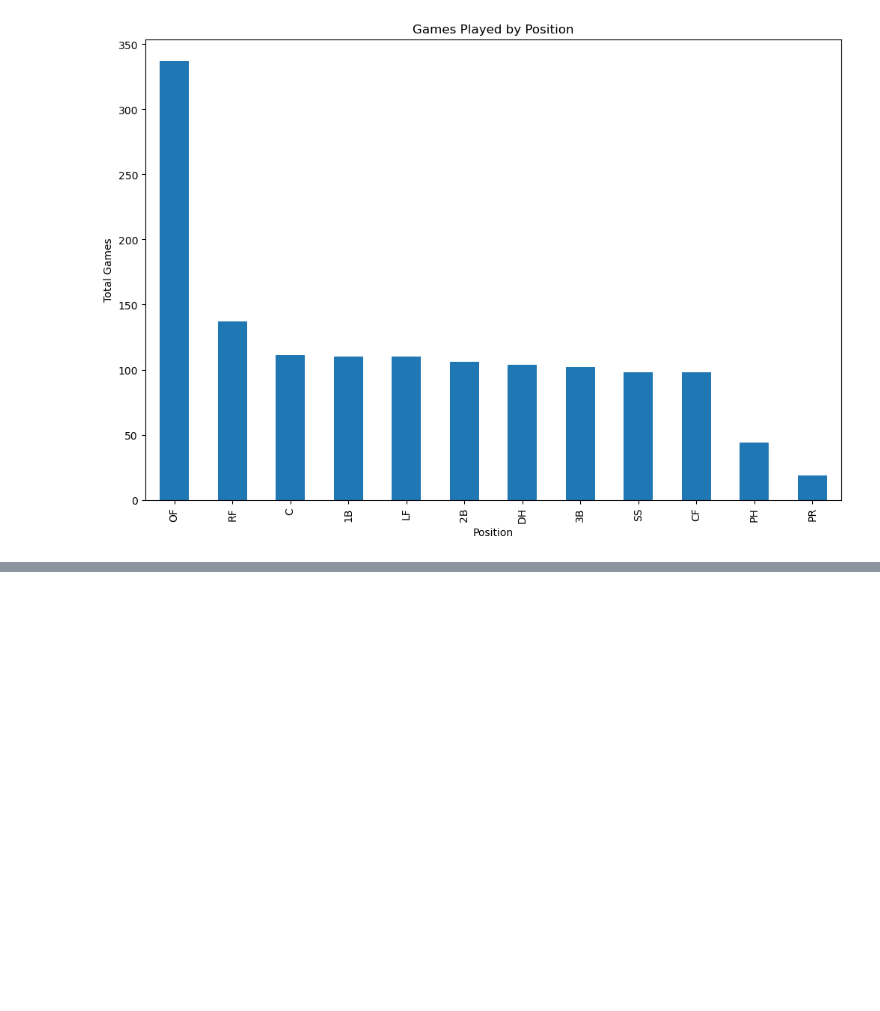
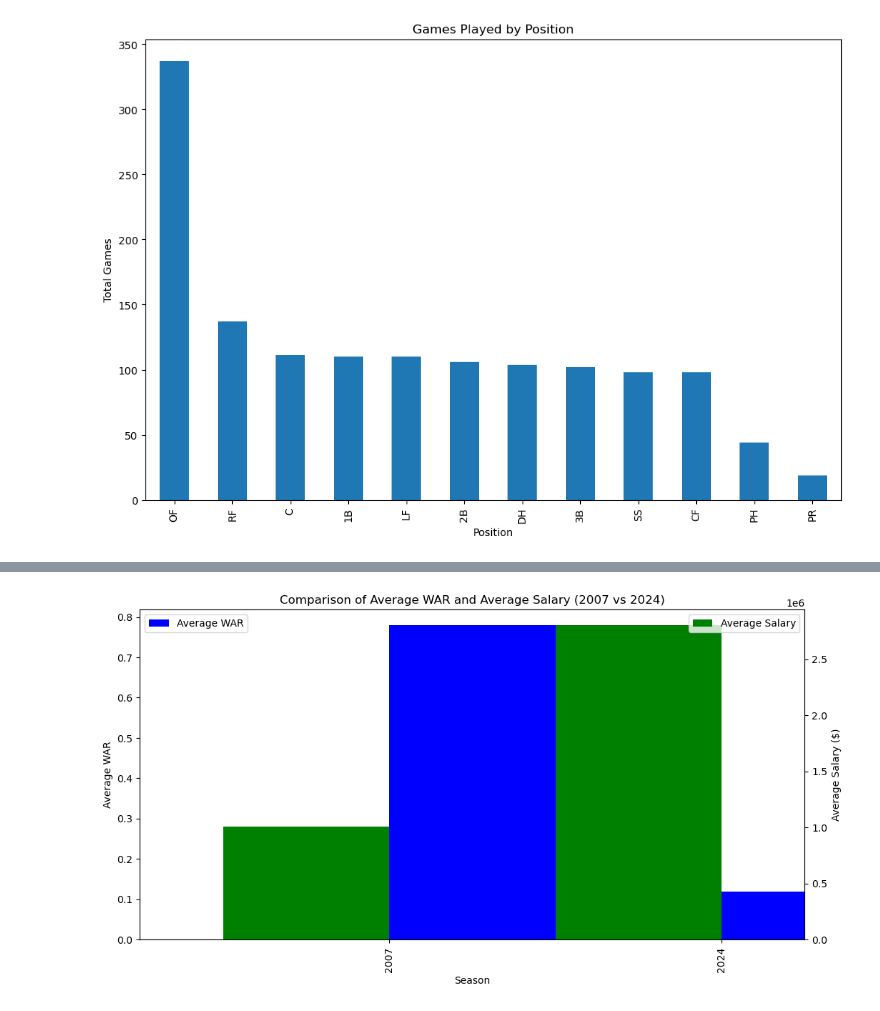
Before and after one commit to cassydm/rockies_moneyball_part-deux, a Jupyter notebook: Test_files/working_file_sando.ipynb, the cells around one changed output, grey strips where cells are left out. Cells and saved outputs as stored; diff of their text form; code cells hidden in the pictures; blank space fills up the shorter version.

```diff
--- a/Test_files/working_file_sando.ipynb
+++ b/Test_files/working_file_sando.ipynb
@@ -179,0 +256,22 @@ plt.savefig("../Test_files/Appearance_Figures/Games Played by Posistion 2007.png
+# %%
+comparison_df = pd.DataFrame({
+    'Season': ['2007', '2024'],
+    'Average WAR': [average_war_2007, average_war_2024],
+    'Average Salary': [average_salary_2007, average_salary_2024]
+})
+
+fig, ax1 = plt.subplots(figsize=(12, 6))
+
+ax2 = ax1.twinx()
+comparison_df.plot(kind='bar', x='Season', y='Average WAR', ax=ax1, color='b', position=0)
+comparison_df.plot(kind='bar', x='Season', y='Average Salary', ax=ax2, color='g', position=1)
+
+ax1.set_ylabel('Average WAR')
+ax2.set_ylabel('Average Salary ($)')
+plt.title('Comparison of Average WAR and Average Salary (2007 vs 2024)')
+ax1.legend(loc='upper left')
+ax2.legend(loc='upper right')
+
+plt.show()
+# %% [output]
+[figure, added]
```
Also changed, not shown: parts of 31 cells of this notebook, 2 other files.
